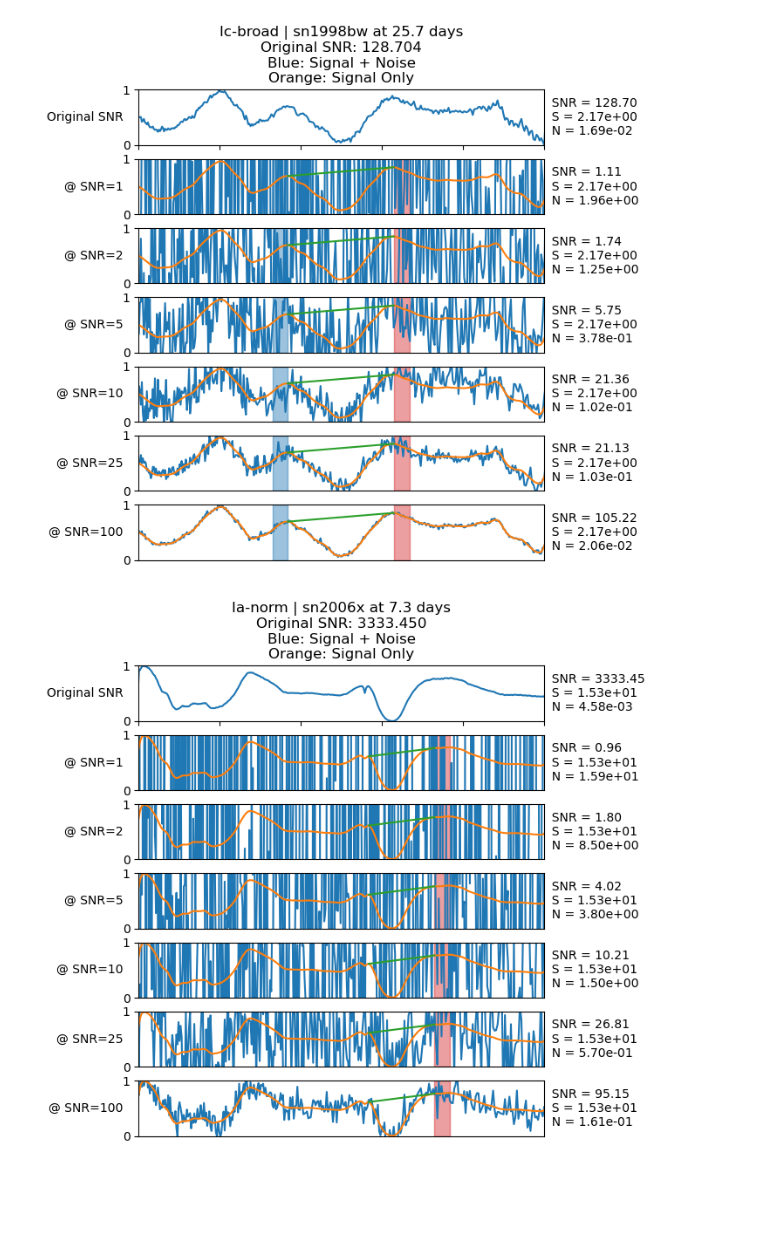
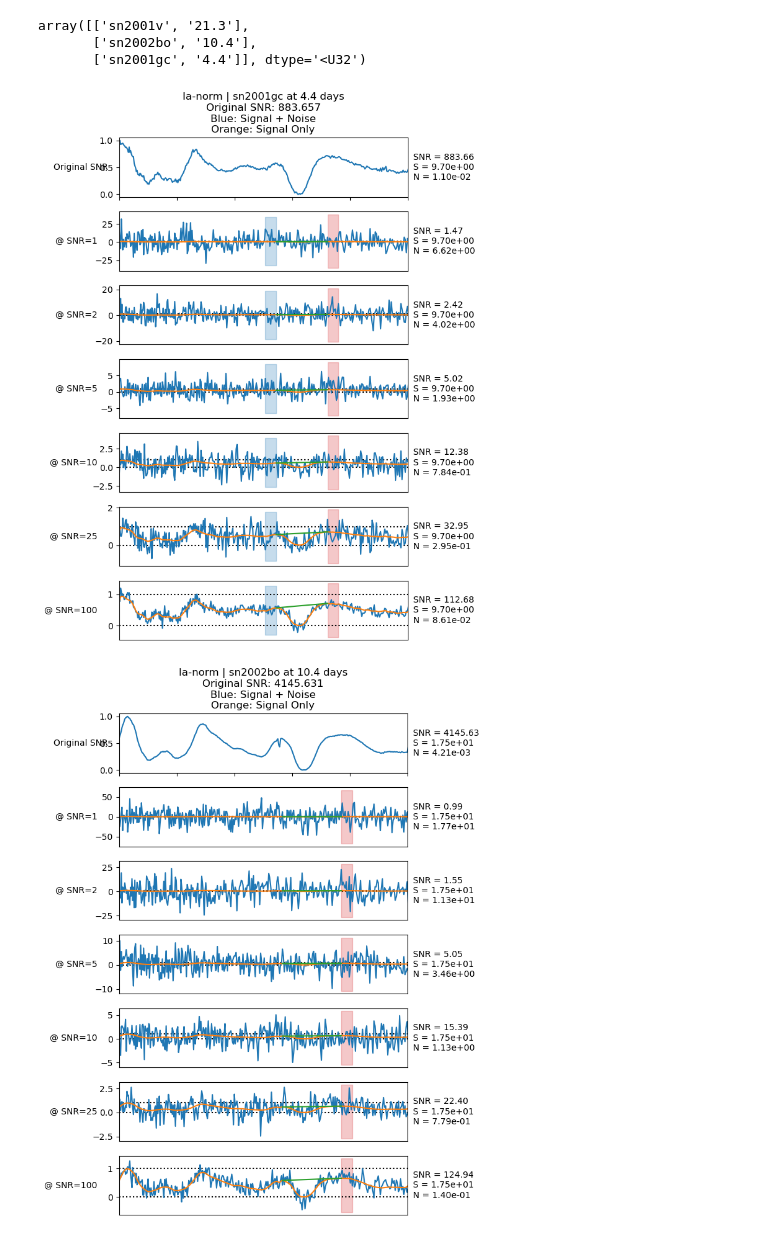
Before and after one commit to FoxFortino/spec_res, a Jupyter notebook: nb/20260326_random_SNR_sample.ipynb, the cells around one changed output. Cells and saved outputs as stored; diff of their text form; code cells hidden in the pictures; blank space fills up the shorter version.

Commit message:
Changed bounds of plots. Added specific spectra to always appear.

```diff
--- a/nb/20260326_random_SNR_sample.ipynb
+++ b/nb/20260326_random_SNR_sample.ipynb
@@ -34,6 +34,22 @@ num_spectra = spectra.shape[0]
 # %%
 num_random_sample = 10
 ind_random_sample = rng.choice(df_meta.index, size=num_random_sample, replace=False)
+# %%
+desired_spec = np.array([
+    ["sn2001v", 21.3],
+    ["sn2002bo", 10.4],
+    ["sn2001gc", 4.4]])
+desired_spec
+# %% [output]
+array([['sn2001v', '21.3'],
+       ['sn2002bo', '10.4'],
+       ['sn2001gc', '4.4']], dtype='<U32')
+# %%
+mask = df_meta["SN Name"].isin(desired_spec[:, 0])
+mask &= df_meta["Spectrum Phase"].isin(desired_spec[:, 1].astype(float))
+mask.sum()
+assert mask.sum() == desired_spec.shape[0]
+ind_random_sample = np.insert(ind_random_sample, 0, df_meta[mask].index.to_numpy())
 # %%
 new_SNR_vals = [1, 2, 5, 10, 25, 100]
 num_SNR_vals = len(new_SNR_vals)
@@ -44,8 +60,8 @@ for i, ind in enumerate(ind_random_sample):
         nrows=num_SNR_vals+1,
         ncols=1,
         sharex=True,
-        sharey=True,
-        figsize=(6, num_SNR_vals+1))
+        # sharey=True,
+        figsize=(6, 1.5*(num_SNR_vals+1)))
 
     fig.subplots_adjust(hspace=.25)
     title = f'{df_meta.loc[ind, "SN Subtype"]} | '
@@ -67,7 +83,7 @@ for i, ind in enumerate(ind_random_sample):
     ax.set_title(title)
     ax.plot(wvl, specsnr.spectrum)
     ax.set_xlim((4500, 7000))
-    ax.set_ylim((0, 1))
+    # ax.set_ylim((0, 1))
 
     vertical_midpoint = np.sum(ax.get_ylim()) / 2
     horizontal_text_location = ax.get_xlim()[0]
@@ -100,10 +116,13 @@ for i, ind in enumerate(ind_random_sample):
         ax = axes[j+1]
 
         ax.set_xlim((4500, 7000))
-        ax.set_ylim((0, 1))
+        # ax.set_ylim((0, 1))
+
+        ax.axhline(y=0, c="k", ls=":")
+        ax.axhline(y=1, c="k", ls=":")
 
         ax.get_xaxis().set_visible(False)
-        ax.set_yticks([0, 1], [0, 1])
+        # ax.set_yticks([0, 1], [0, 1])
 
         # ax.axis("off")
         ax.plot(wvl, specsnr.signal + specsnr.noise)
@@ -112,49 +131,49 @@ for i, ind in enumerate(ind_random_sample):
         vertical_midpoint = np.sum(ax.get_ylim()) / 2
         horizontal_text_location = ax.get_xlim()[0]
         ax.text(
             horizontal_text_location, vertical_midpoint,
-            f"@ SNR={new_SNR}    ",
+            f"@ SNR={new_SNR}        ",
             ha="right", va="center")
 
         horizontal_text_location = ax.get_xlim()[1]
         ax.text(
             horizontal_text_location, vertical_midpoint,
             f"  SNR = {specsnr.SNR:.2f}\n  S = {specsnr.S:.2e}\n  N = {specsnr.N:.2e}",
             ha="left", va="center")
 
         ax.plot(specsnr.pc_wvl, specsnr.pseudo_cont, c="tab:green")
 
         if specsnr.useBlu:
             ax.fill_between(
                 specsnr.wvl[specsnr.blu_inds],
-                y1=1,
-                y2=0,
+                y1=ax.get_ylim()[1],
+                y2=ax.get_ylim()[0],
                 color="tab:blue",
                 alpha=0.25)
-            ax.fill_between(
-                specsnr.wvl[specsnr.blu_inds],
-                y1=1,
-                y2=0,
-                color="tab:blue",
-                alpha=0.25)
+            # ax.fill_between(
+            #     specsnr.wvl[specsnr.blu_inds],
+            #     y1=1,
+            #     y2=0,
+            #     color="tab:blue",
+            #     alpha=0.25)
 
         if specsnr.useRed:
             ax.fill_between(
                 specsnr.wvl[specsnr.red_inds],
-                y1=1,
-                y2=0,
+                y1=ax.get_ylim()[1],
+                y2=ax.get_ylim()[0],
                 color="tab:red",
                 alpha=0.25)
-            ax.fill_between(
-                specsnr.wvl[specsnr.red_inds],
-                y1=1,
-                y2=0,
-                color="tab:red",
-                alpha=0.25)
+            # ax.fill_between(
+            #     specsnr.wvl[specsnr.red_inds],
+            #     y1=1,
+            #     y2=0,
+            #     color="tab:red",
+            #     alpha=0.25)
 
     fig.show()
     display(plt.gcf())
     plt.close()
 # %% [output]
-[figure, old version]
+[figure, new version]
-[figure, old version]
+[figure, new version]
```
Also changed, not shown: parts of 2 cells of this notebook.
